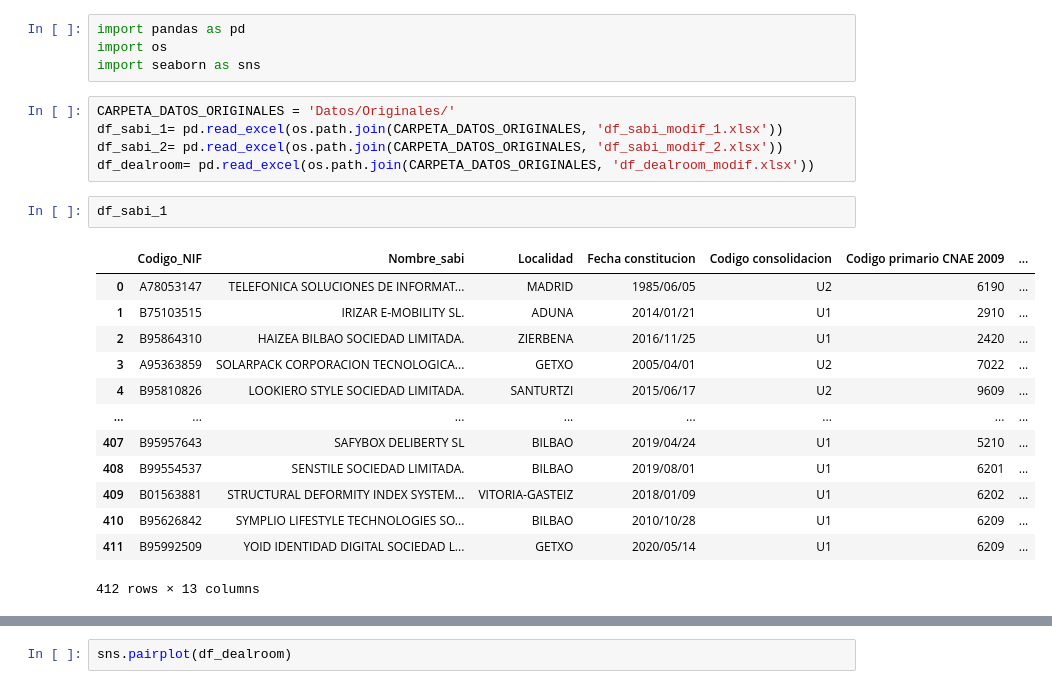
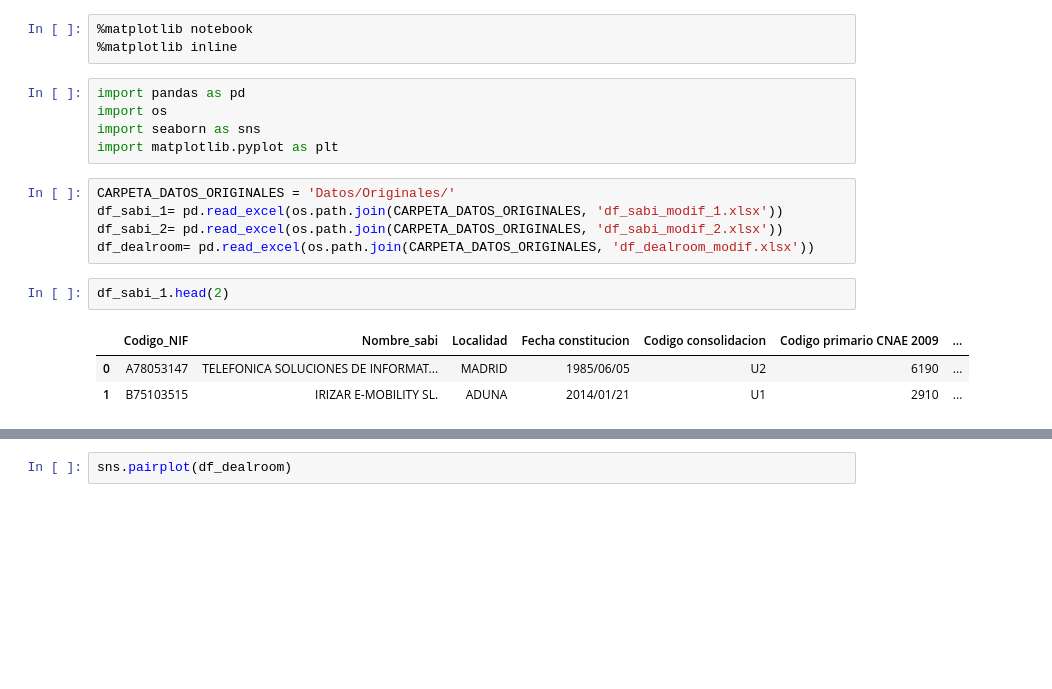
Before and after one commit to unaimleal/spri_reto_07_morado, a Jupyter notebook: Análsis descriptivo.ipynb, the cells around one changed output, grey strips where cells are left out. Drawn from its saved outputs; the diff is of its cells as text; blank space fills up the shorter version.

```diff
--- a/Análsis descriptivo.ipynb
+++ b/Análsis descriptivo.ipynb
@@ -1,25 +1,19 @@
+# %%
+%matplotlib notebook
+%matplotlib inline
 # %%
 import pandas as pd
 import os
 import seaborn as sns
+import matplotlib.pyplot as plt
 # %%
 CARPETA_DATOS_ORIGINALES = 'Datos/Originales/'
 df_sabi_1= pd.read_excel(os.path.join(CARPETA_DATOS_ORIGINALES, 'df_sabi_modif_1.xlsx'))
 df_sabi_2= pd.read_excel(os.path.join(CARPETA_DATOS_ORIGINALES, 'df_sabi_modif_2.xlsx'))
 df_dealroom= pd.read_excel(os.path.join(CARPETA_DATOS_ORIGINALES, 'df_dealroom_modif.xlsx'))
 # %%
-df_sabi_1
+df_sabi_1.head(2)
 # %% [output]
 |  | Codigo_NIF | Nombre_sabi | Localidad | Fecha constitucion | Codigo consolidacion | Codigo primario CNAE 2009 | ... |
 | 0 | A78053147 | TELEFONICA SOLUCIONES DE INFORMAT... | MADRID | 1985/06/05 | U2 | 6190 | ... |
 | 1 | B75103515 | IRIZAR E-MOBILITY SL. | ADUNA | 2014/01/21 | U1 | 2910 | ... |
-| 2 | B95864310 | HAIZEA BILBAO SOCIEDAD LIMITADA. | ZIERBENA | 2016/11/25 | U1 | 2420 | ... |
-| 3 | A95363859 | SOLARPACK CORPORACION TECNOLOGICA... | GETXO | 2005/04/01 | U2 | 7022 | ... |
-| 4 | B95810826 | LOOKIERO STYLE SOCIEDAD LIMITADA. | SANTURTZI | 2015/06/17 | U2 | 9609 | ... |
-| ... | ... | ... | ... | ... | ... | ... | ... |
-| 407 | B95957643 | SAFYBOX DELIBERTY SL | BILBAO | 2019/04/24 | U1 | 5210 | ... |
-| 408 | B99554537 | SENSTILE SOCIEDAD LIMITADA. | BILBAO | 2019/08/01 | U1 | 6201 | ... |
-| 409 | B01563881 | STRUCTURAL DEFORMITY INDEX SYSTEM... | VITORIA-GASTEIZ | 2018/01/09 | U1 | 6202 | ... |
-| 410 | B95626842 | SYMPLIO LIFESTYLE TECHNOLOGIES SO... | BILBAO | 2010/10/28 | U1 | 6209 | ... |
-| 411 | B95992509 | YOID IDENTIDAD DIGITAL SOCIEDAD L... | GETXO | 2020/05/14 | U1 | 6209 | ... |
-412 rows × 13 columns
```
Also changed, not shown: parts of 9 cells of this notebook.
